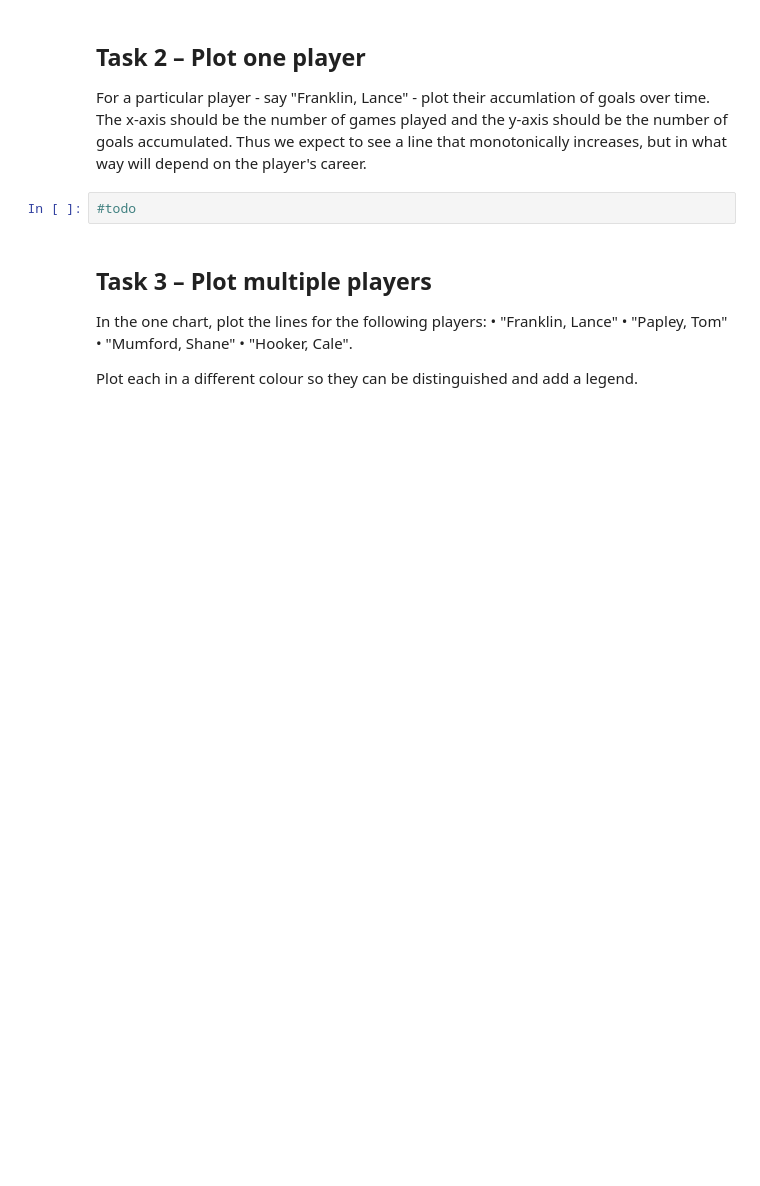
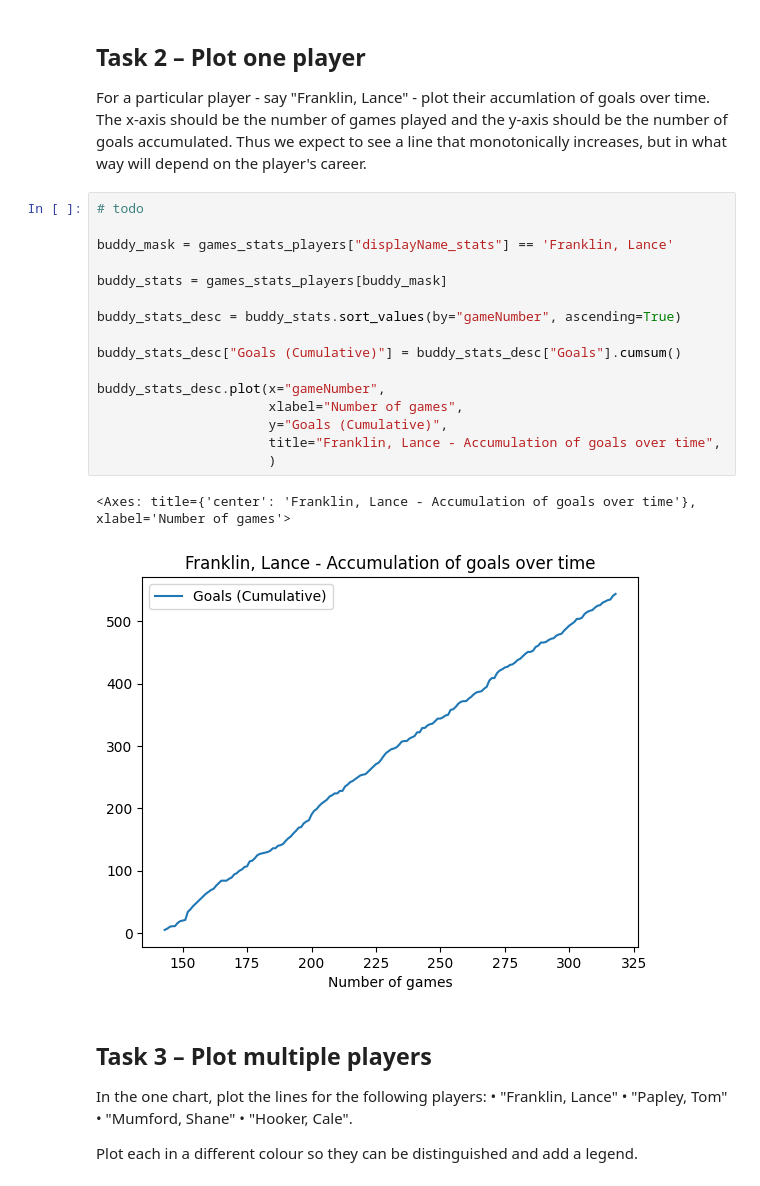
Before and after one commit to ayoung90/IATD-PythData-ProjectAssessment, a Jupyter notebook: afl_stats.ipynb, the cells around one changed output. Saved outputs shown, nothing was run; the diff lists cells and outputs as text; blank space fills up the shorter version.

```diff
--- a/afl_stats.ipynb
+++ b/afl_stats.ipynb
@@ -24,8 +39,25 @@ games_stats_players
 # %% [markdown]
 ## Task 2 – Plot one player
 For a particular player - say "Franklin, Lance" - plot their accumlation of goals over time. The x-axis should be the number of games played and the y-axis should be the number of goals accumulated. Thus we expect to see a line that monotonically increases, but in what way will depend on the player's career.
-# %%
-#todo
+# %%
+# todo
+
+buddy_mask = games_stats_players["displayName_stats"] == 'Franklin, Lance'
+
+buddy_stats = games_stats_players[buddy_mask]
+
+buddy_stats_desc = buddy_stats.sort_values(by="gameNumber", ascending=True)
+
+buddy_stats_desc["Goals (Cumulative)"] = buddy_stats_desc["Goals"].cumsum()
+
+buddy_stats_desc.plot(x="gameNumber",
+                      xlabel="Number of games",
+                      y="Goals (Cumulative)",
+                      title="Franklin, Lance - Accumulation of goals over time",
+                      )
+# %% [output]
+<Axes: title={'center': 'Franklin, Lance - Accumulation of goals over time'}, xlabel='Number of games'>
+[figure, added]
 # %% [markdown]
 ## Task 3 – Plot multiple players
 In the one chart, plot the lines for the following players:
```
Also changed, not shown: parts of 3 cells of this notebook.
